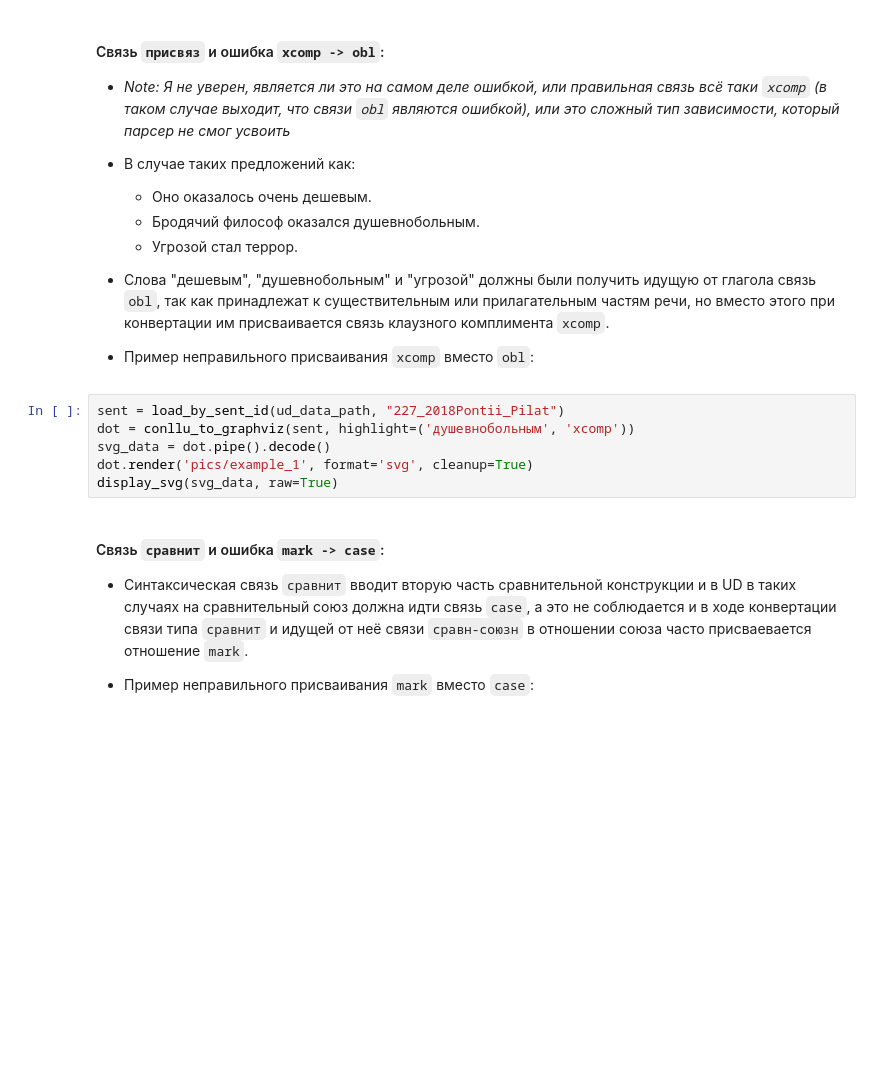
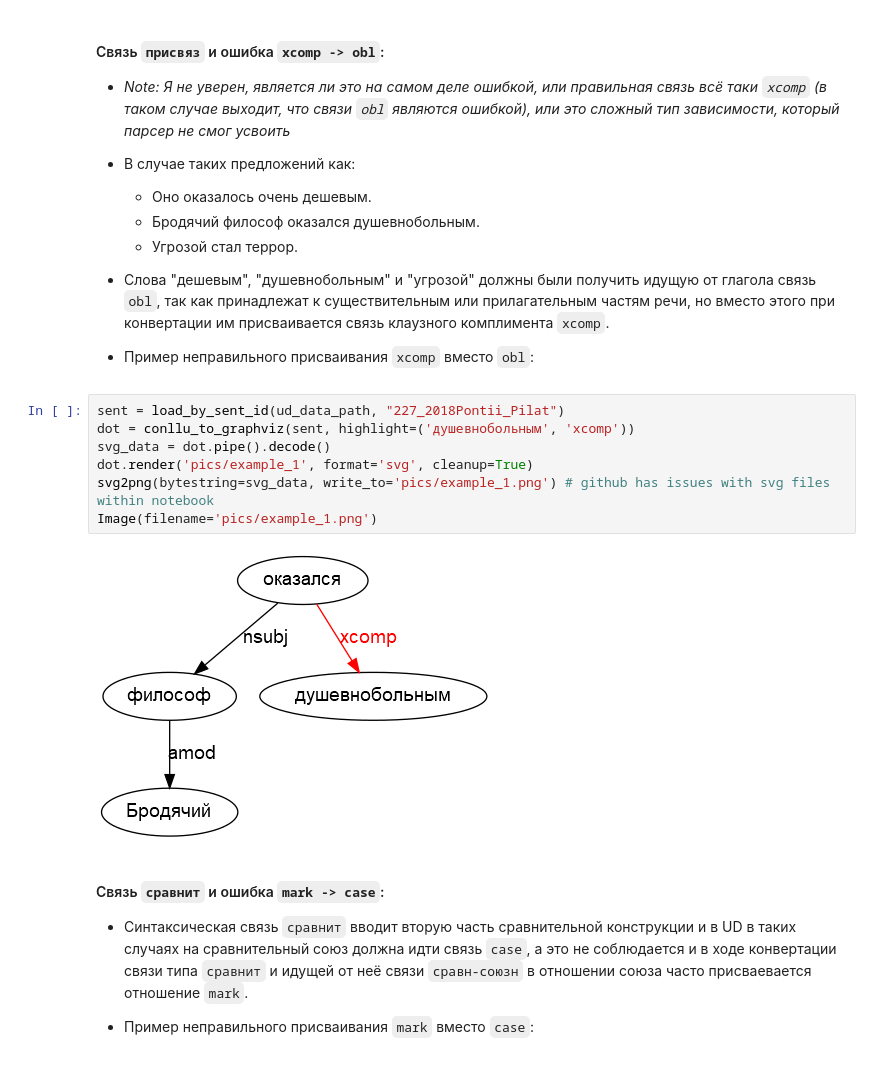
Before and after one commit to Danitim/SynTagRus-UD-Comparison, a Jupyter notebook: analysis.ipynb, the cells around one changed output. Drawn from its saved outputs; the diff is of its cells as text; blank space fills up the shorter version.

Commit message:
Added svg2png convertion due to the github issues

```diff
--- a/analysis.ipynb
+++ b/analysis.ipynb
@@ -106,9 +107,12 @@ for i in range(9):
 # %%
 sent = load_by_sent_id(ud_data_path, "227_2018Pontii_Pilat")
 dot = conllu_to_graphviz(sent, highlight=('душевнобольным', 'xcomp'))
 svg_data = dot.pipe().decode()
 dot.render('pics/example_1', format='svg', cleanup=True)
-display_svg(svg_data, raw=True)
+svg2png(bytestring=svg_data, write_to='pics/example_1.png') # github has issues with svg files within notebook
+Image(filename='pics/example_1.png')
+# %% [output]
+[figure, added]
 # %% [markdown]
 #### Связь `сравнит` и ошибка `mark -> case`:
 
```
Also changed, not shown: parts of 4 cells of this notebook, 4 other files.
